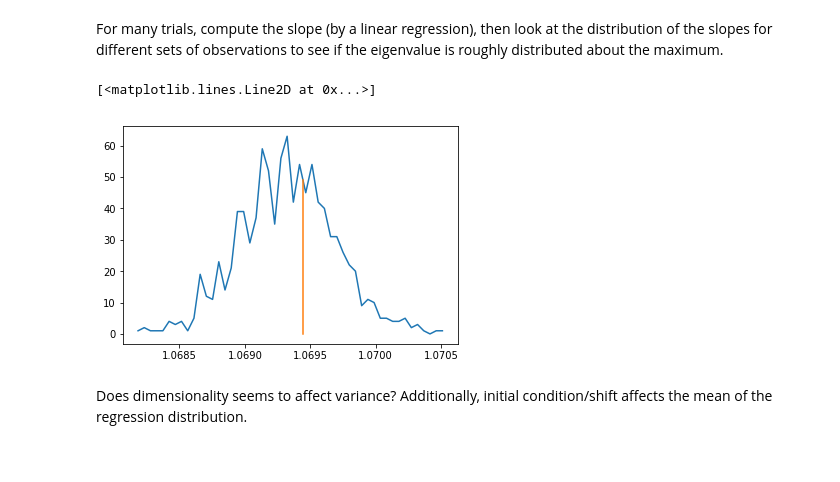
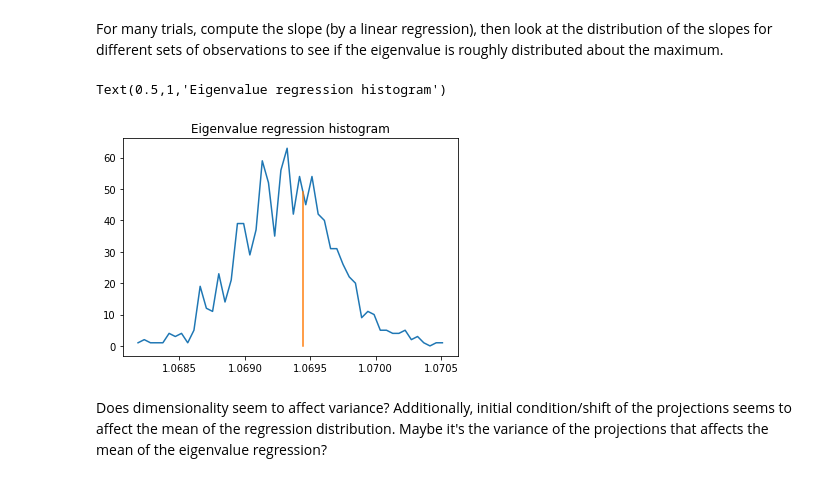
Before and after one commit to rahularya50/control-proj, a Jupyter notebook: Jupyter Notebooks/Randomized Eigenvalues (Diagonal Case).ipynb, the cells around one changed output. Drawn from its saved outputs; the diff is of its cells as text; code cells hidden in the pictures.

```diff
--- a/Jupyter Notebooks/Randomized Eigenvalues (Diagonal Case).ipynb
+++ b/Jupyter Notebooks/Randomized Eigenvalues (Diagonal Case).ipynb
@@ -156,26 +156,26 @@ For many trials, compute the slope (by a linear regression), then look at the di
 # %%
 time = np.array(range(N)).reshape([N, 1])
 A_regress = np.hstack((time, np.ones([N, 1])))
 
 r_result = np.zeros([trials, 2])
 
 for i in range(trials):
     b_regress = np.log(np.array(obs[:,i]).reshape([N, 1]))
     slope, _, _, _ = np.linalg.lstsq(A_regress, b_regress, rcond=None)
     r_result[i,:] = slope.reshape([1, 2])
 
 hist, edges = np.histogram(np.exp(r_result[:,0]), N//10)
 
 edge_means = [(edges[i] + edges[i+1])/2 for i in range(len(edges) -1)]
 
 plt.plot(edge_means, hist)
 plt.plot([eig]*50,range(50))
-plt.title('Eigenvalue regression d')
+plt.title('Eigenvalue regression histogram')
 # %% [output]
-[<matplotlib.lines.Line2D at 0x...>]
+Text(0.5,1,'Eigenvalue regression histogram')
-[figure, old version]
+[figure, new version]
 # %% [markdown]
-Does dimensionality seems to affect variance? Additionally, initial condition/shift affects the mean of the regression distribution.
+Does dimensionality seem to affect variance? Additionally, initial condition/shift of the projections seems to affect the mean of the regression distribution. Maybe it's the variance of the projections that affects the mean of the eigenvalue regression?
 # %%
 # I don't think this code works, but not because of errors in the code, but because of a conceptual stop.
 eig_vec_result = np.zeros([trials, dim])
```
